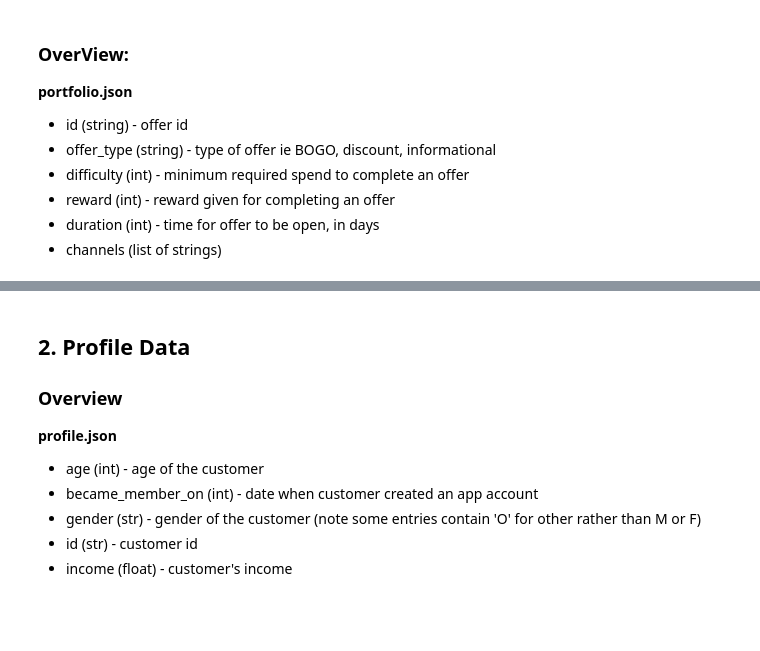
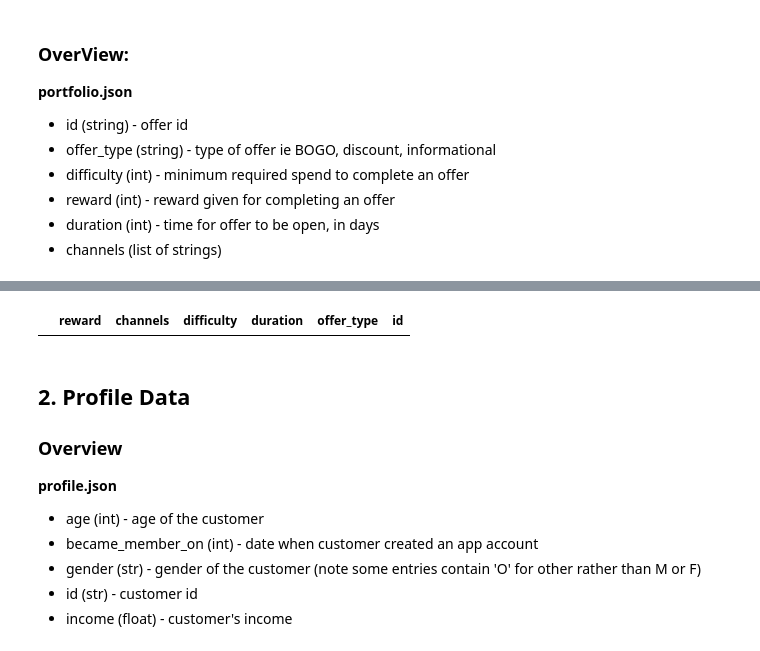
Before and after one commit to NTPac/starbucks, a Jupyter notebook: Starbucks_Capstone_notebook.ipynb, the cells around one changed output, grey strips where cells are left out. Cells and saved outputs as stored; diff of their text form; code cells hidden in the pictures; blank space fills up the shorter version.

```diff
--- a/Starbucks_Capstone_notebook.ipynb
+++ b/Starbucks_Capstone_notebook.ipynb
@@ -163,3 +155,9 @@ dtype: int64
+# %%
+# check duplicated
+cols =[element for element in portfolio.columns if (element != "channels")]
+portfolio[portfolio[cols].duplicated()]
+# %% [output]
+|  | reward | channels | difficulty | duration | offer_type | id |
 # %% [markdown]
 ## 2. Profile Data
 ### Overview
```
Also changed, not shown: parts of 33 cells of this notebook.
